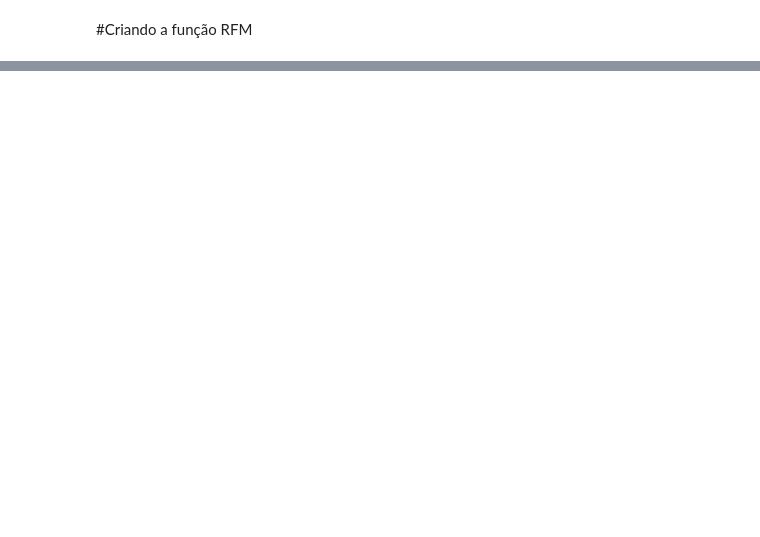
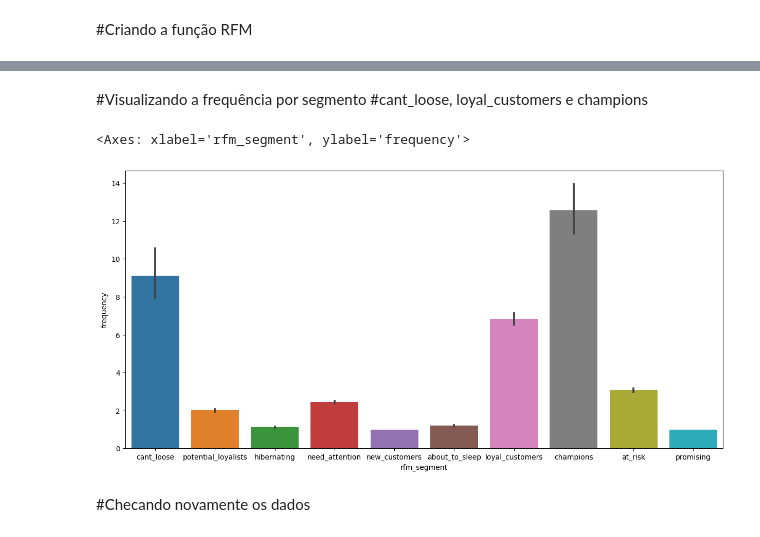
Before and after one commit to ribeirolucas962/biblioteca_pandas, a Jupyter notebook: CRM_ANALISE_DE_VENDAS.ipynb, the cells around one changed output, grey strips where cells are left out. Saved outputs shown, nothing was run; the diff lists cells and outputs as text; code cells hidden in the pictures; blank space fills up the shorter version.

```diff
--- a/CRM_ANALISE_DE_VENDAS.ipynb
+++ b/CRM_ANALISE_DE_VENDAS.ipynb
@@ -340,3 +340,14 @@ df.head(10)
 | 7 | 489434 | 21523 | FANCY FONT HOME SWEET HOME DOORMAT | 10.0 | 2009-12-01 07:45:00 | 5.95 | 13085.0 | ... |
 | 8 | 489435 | 22350 | CAT BOWL | 12.0 | 2009-12-01 07:46:00 | 2.55 | 13085.0 | ... |
 | 9 | 489435 | 22349 | DOG BOWL , CHASING BALL DESIGN | 12.0 | 2009-12-01 07:46:00 | 3.75 | 13085.0 | ... |
+# %% [markdown]
+#Visualizando a frequência por segmento
+#cant_loose, loyal_customers e champions
+# %%
+plt.figure(figsize=(15,7))
+sns.barplot(x="rfm_segment", y="frequency", data=rfm)
+# %% [output]
+<Axes: xlabel='rfm_segment', ylabel='frequency'>
+[figure, added]
+# %% [markdown]
+#Checando novamente os dados
```
Also changed, not shown: parts of 3 cells of this notebook.
